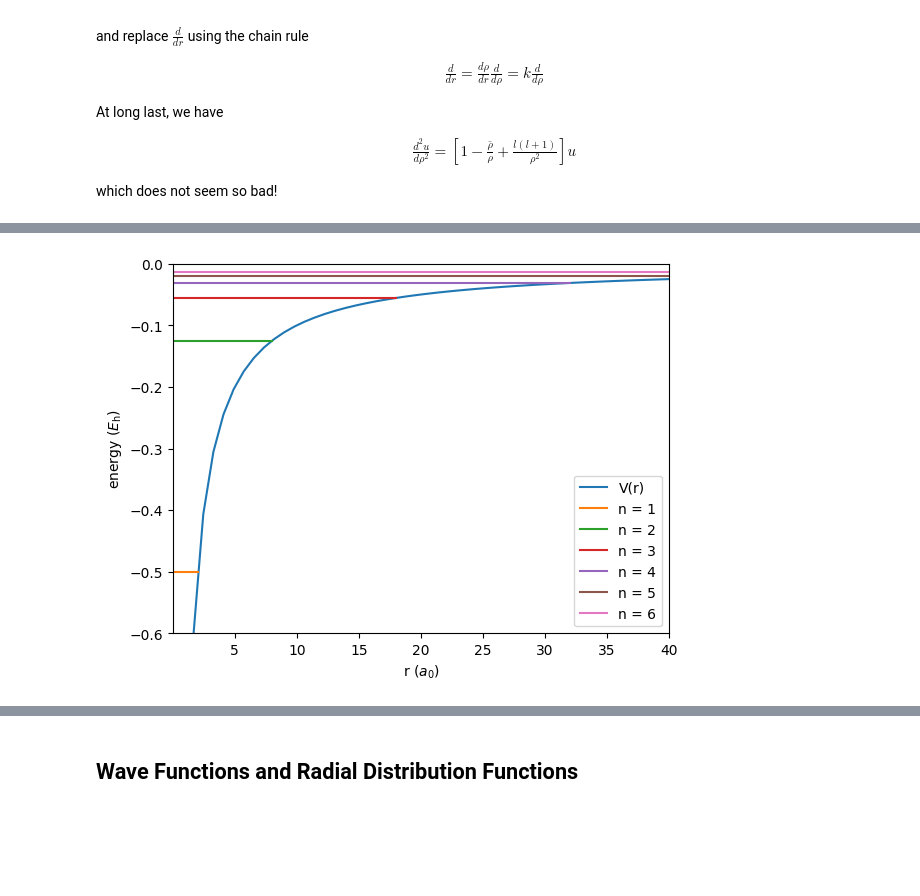
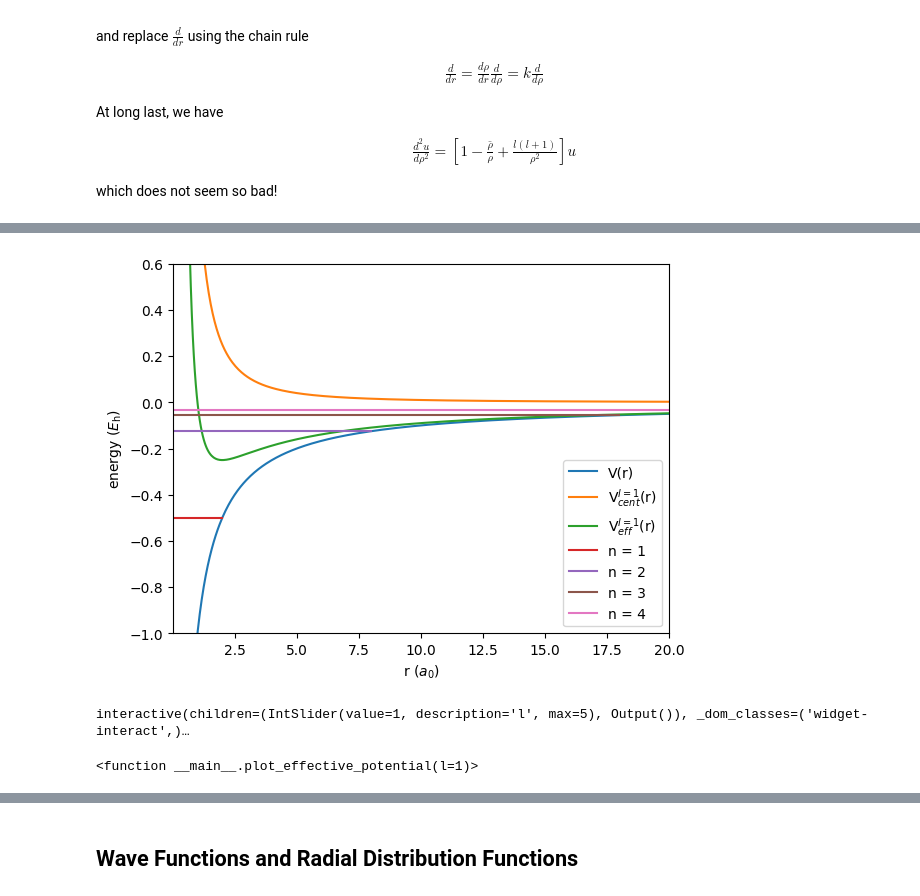
Before and after one commit to FoleyLab/chem3141-book, a Jupyter notebook: content/lecture_notes/hydrogen.ipynb, the cells around one changed output, grey strips where cells are left out. Saved outputs shown, nothing was run; the diff lists cells and outputs as text; code cells hidden in the pictures; blank space fills up the shorter version.

```diff
--- a/content/lecture_notes/hydrogen.ipynb
+++ b/content/lecture_notes/hydrogen.ipynb
@@ -469,35 +501,81 @@ V(r) = -\frac{1}{r}
 # %%
 import numpy as np
 import matplotlib.pyplot as plt
 
 minr = 0.01
-maxr = 40
-r = np.linspace(minr, maxr)
+maxr = 20
+r = np.linspace(minr, maxr, 500)
 V = - 1 / r
+l = 1
+V_cent = l * (l + 1) / (2 * r ** 2)
+V_eff = V_cent + V
 
 fig = plt.figure()
 
 plt.xlim(minr, maxr)
-plt.ylim(-0.6, 0)
+plt.ylim(-1, 0.6)
 plt.xlabel(r'r ($a_0$)')
 plt.ylabel(r'energy ($E_{\rm h}$)')
 
 plt.plot(r, V, label = 'V(r)')
+plt.plot(r, V_cent, label='V$_{cent}^{l=1}$(r)')
+plt.plot(r, V_eff, label='V$_{eff}^{l=1}$(r)')
 
-for n in range (1, 7):
+for n in range (1, 5):
     energy = -0.5 / n**2
 
     # let's make the energy level lines span the potential.
     # where is V(r) = energy?
     # -1/r = energy
     # r = -1/energy
     label = 'n = ' + str(n)
     plt.plot([0, -1.0/energy], [energy, energy], label = label)
 
 plt.legend()
 plt.show()
 # %% [output]
-[figure, old version]
+[figure, new version]
+# %%
+import numpy as np
+import matplotlib.pyplot as plt
+from ipywidgets import interact
+import ipywidgets as widgets
+
+# Define the plotting function
+def plot_effective_potential(l=1):
+    minr = 0.01
+    maxr = 20
+    r = np.linspace(minr, maxr, 500)
+
+    V = -1 / r
+    V_cent = l * (l + 1) / (2 * r ** 2)
+    V_eff = V + V_cent
+
+    plt.figure(figsize=(8, 5))
+    plt.xlim(minr, maxr)
+    plt.ylim(-1, 0.6)
+    plt.xlabel(r'$r\ (a_0)$')
+    plt.ylabel(r'Energy ($E_h$)')
+
+    plt.plot(r, V, label=r'$V(r) = -1/r$')
+    plt.plot(r, V_cent, label=rf'$V_{{\rm cent}}^{{\ell={l}}}(r)$')
+    plt.plot(r, V_eff, label=rf'$V_{{\rm eff}}^{{\ell={l}}}(r)$')
+
+    for n in range(1, 5):
+        energy = -0.5 / n**2
+        r_line = -1.0 / energy
+        label = f'n = {n}'
+        plt.plot([0, r_line], [energy, energy], label=label)
+
+    plt.legend()
+    plt.grid(True)
+    plt.show()
+
+# Create interactive widget
+interact(plot_effective_potential, l=widgets.IntSlider(min=0, max=5, step=1, value=1))
+# %% [output]
+interactive(children=(IntSlider(value=1, description='l', max=5), Output()), _dom_classes=('widget-interact',)…
+<function __main__.plot_effective_potential(l=1)>
 # %% [markdown]
 In this figure, the symbols $E_\text{h}$ and $a_0$ represent the atomic units of energy (the Hartree) and distance (the Bohr), respectively.
 
```
Also changed, not shown: parts of 4 cells of this notebook.
